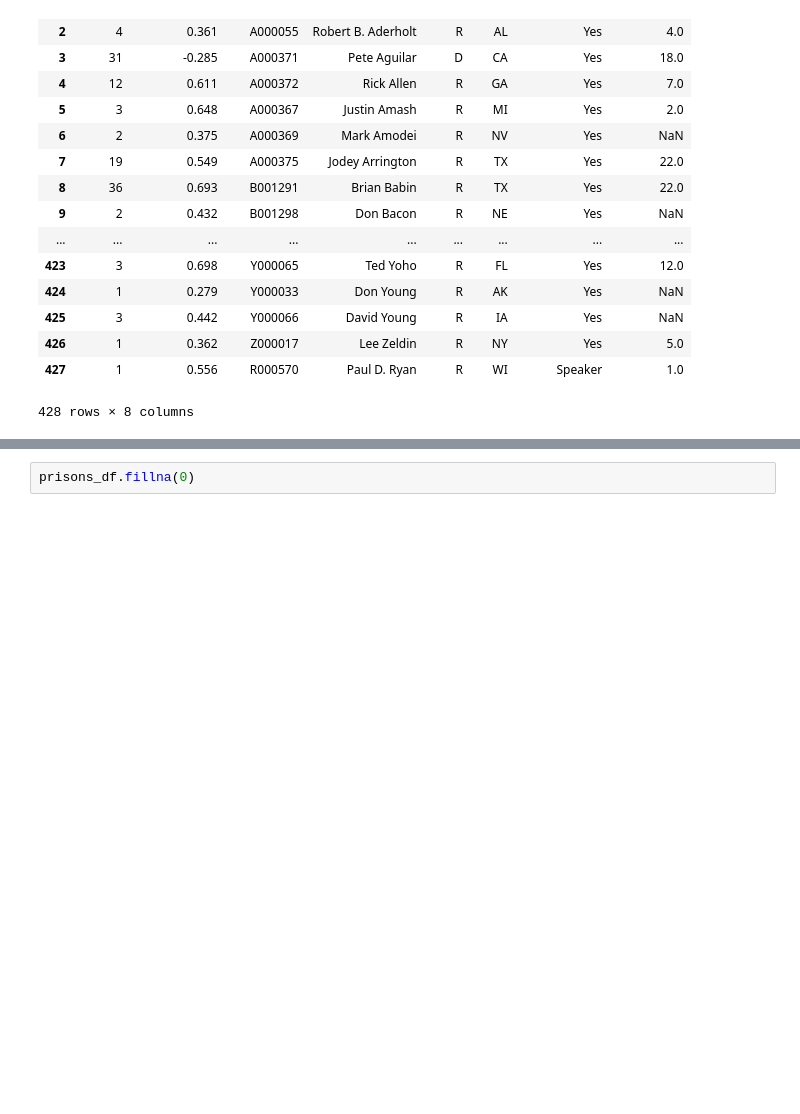
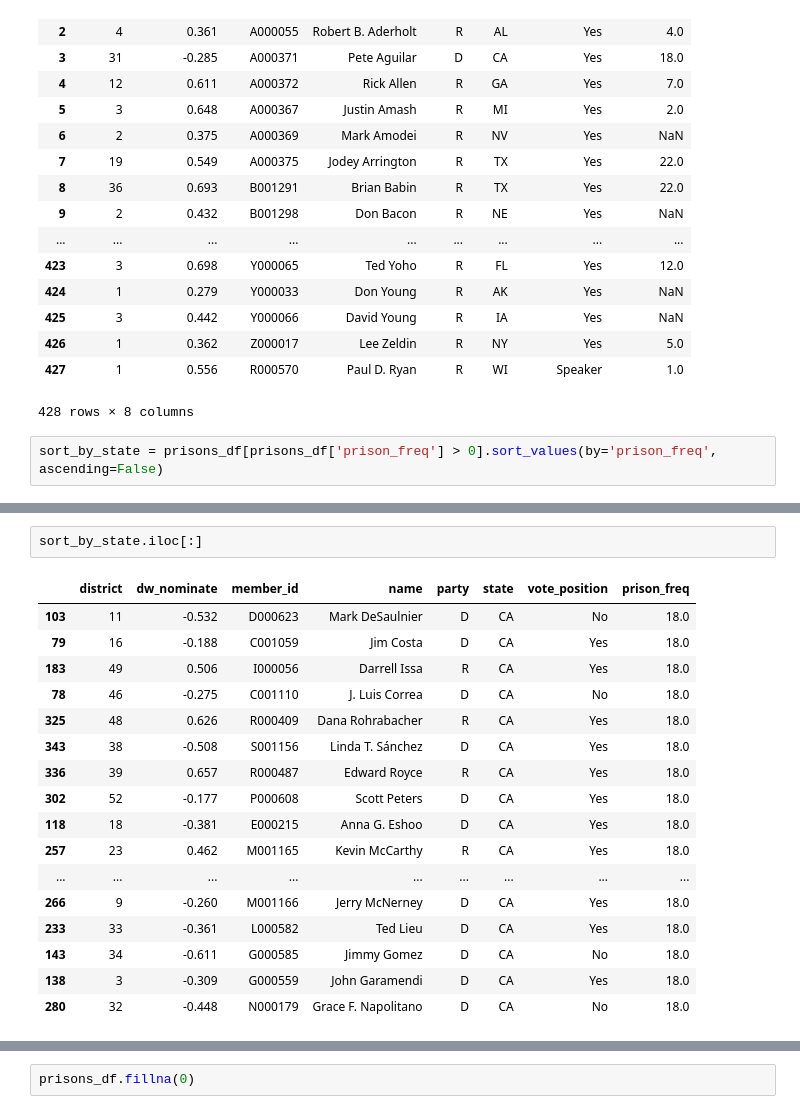
Before and after one commit to EricMa206/Module3Project, a Jupyter notebook: Mod 3 Project-Copy6.ipynb, the cells around one changed output, grey strips where cells are left out. Drawn from its saved outputs; the diff is of its cells as text; blank space fills up the shorter version.

```diff
--- a/Mod 3 Project-Copy6.ipynb
+++ b/Mod 3 Project-Copy6.ipynb
@@ -476,3 +476,5 @@ prisons_df
 | 426 | 1 | 0.362 | Z000017 | Lee Zeldin | R | NY | Yes | 5.0 |
 | 427 | 1 | 0.556 | R000570 | Paul D. Ryan | R | WI | Speaker | 1.0 |
 428 rows × 8 columns
+# %%
+sort_by_state = prisons_df[prisons_df['prison_freq'] > 0].sort_values(by='prison_freq', ascending=False)
@@ -478,0 +493,20 @@ prisons_df
+# %%
+sort_by_state.iloc[:]
+# %% [output]
+|  | district | dw_nominate | member_id | name | party | state | vote_position | prison_freq |
+| 103 | 11 | -0.532 | D000623 | Mark DeSaulnier | D | CA | No | 18.0 |
+| 79 | 16 | -0.188 | C001059 | Jim Costa | D | CA | Yes | 18.0 |
+| 183 | 49 | 0.506 | I000056 | Darrell Issa | R | CA | Yes | 18.0 |
+| 78 | 46 | -0.275 | C001110 | J. Luis Correa | D | CA | No | 18.0 |
+| 325 | 48 | 0.626 | R000409 | Dana Rohrabacher | R | CA | Yes | 18.0 |
+| 343 | 38 | -0.508 | S001156 | Linda T. Sánchez | D | CA | Yes | 18.0 |
+| 336 | 39 | 0.657 | R000487 | Edward Royce | R | CA | Yes | 18.0 |
+| 302 | 52 | -0.177 | P000608 | Scott Peters | D | CA | Yes | 18.0 |
+| 118 | 18 | -0.381 | E000215 | Anna G. Eshoo | D | CA | Yes | 18.0 |
+| 257 | 23 | 0.462 | M001165 | Kevin McCarthy | R | CA | Yes | 18.0 |
+| ... | ... | ... | ... | ... | ... | ... | ... | ... |
+| 266 | 9 | -0.260 | M001166 | Jerry McNerney | D | CA | Yes | 18.0 |
+| 233 | 33 | -0.361 | L000582 | Ted Lieu | D | CA | Yes | 18.0 |
+| 143 | 34 | -0.611 | G000585 | Jimmy Gomez | D | CA | No | 18.0 |
+| 138 | 3 | -0.309 | G000559 | John Garamendi | D | CA | Yes | 18.0 |
+| 280 | 32 | -0.448 | N000179 | Grace F. Napolitano | D | CA | No | 18.0 |
```
Also changed, not shown: parts of 3 cells of this notebook, 1 other file.
